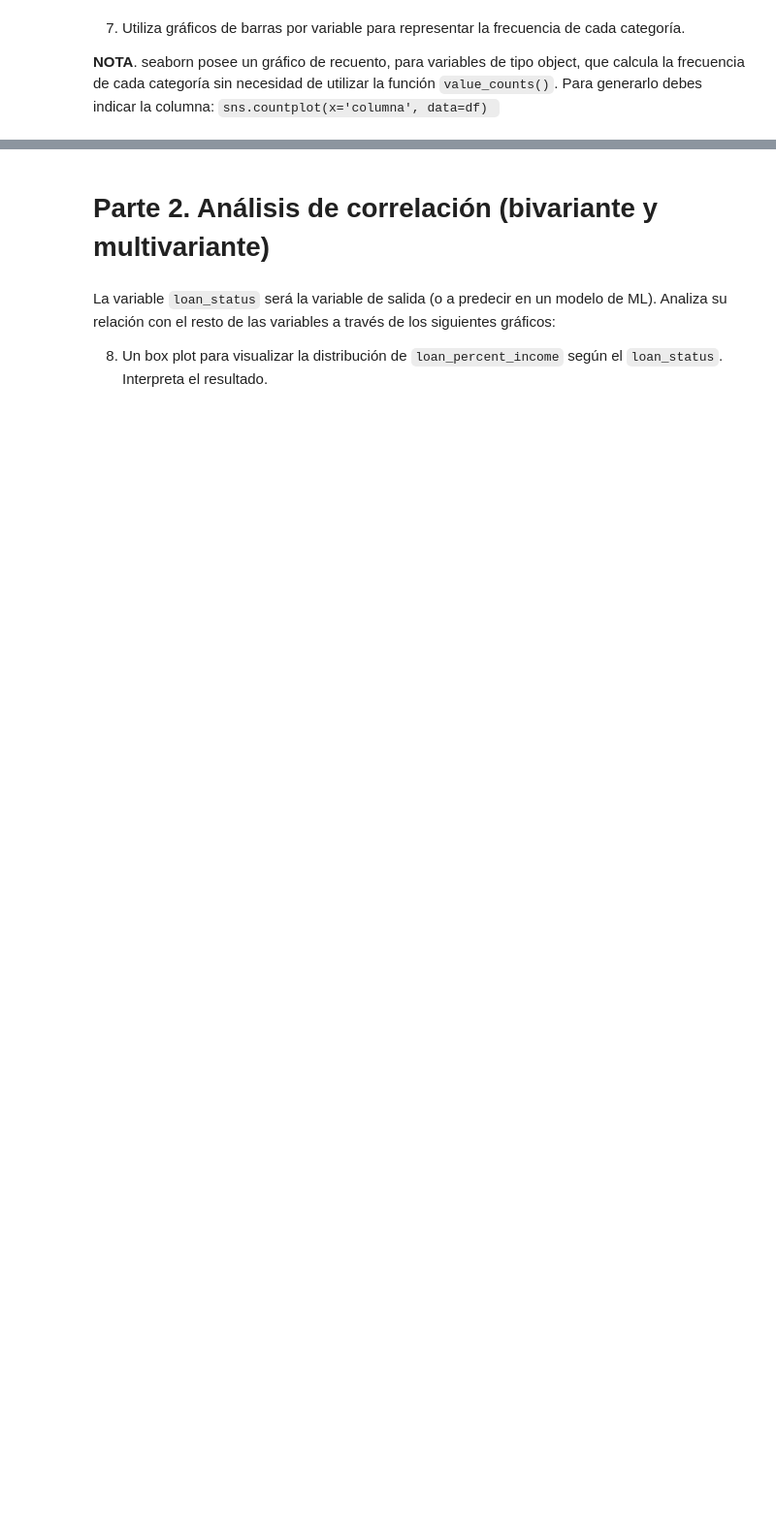
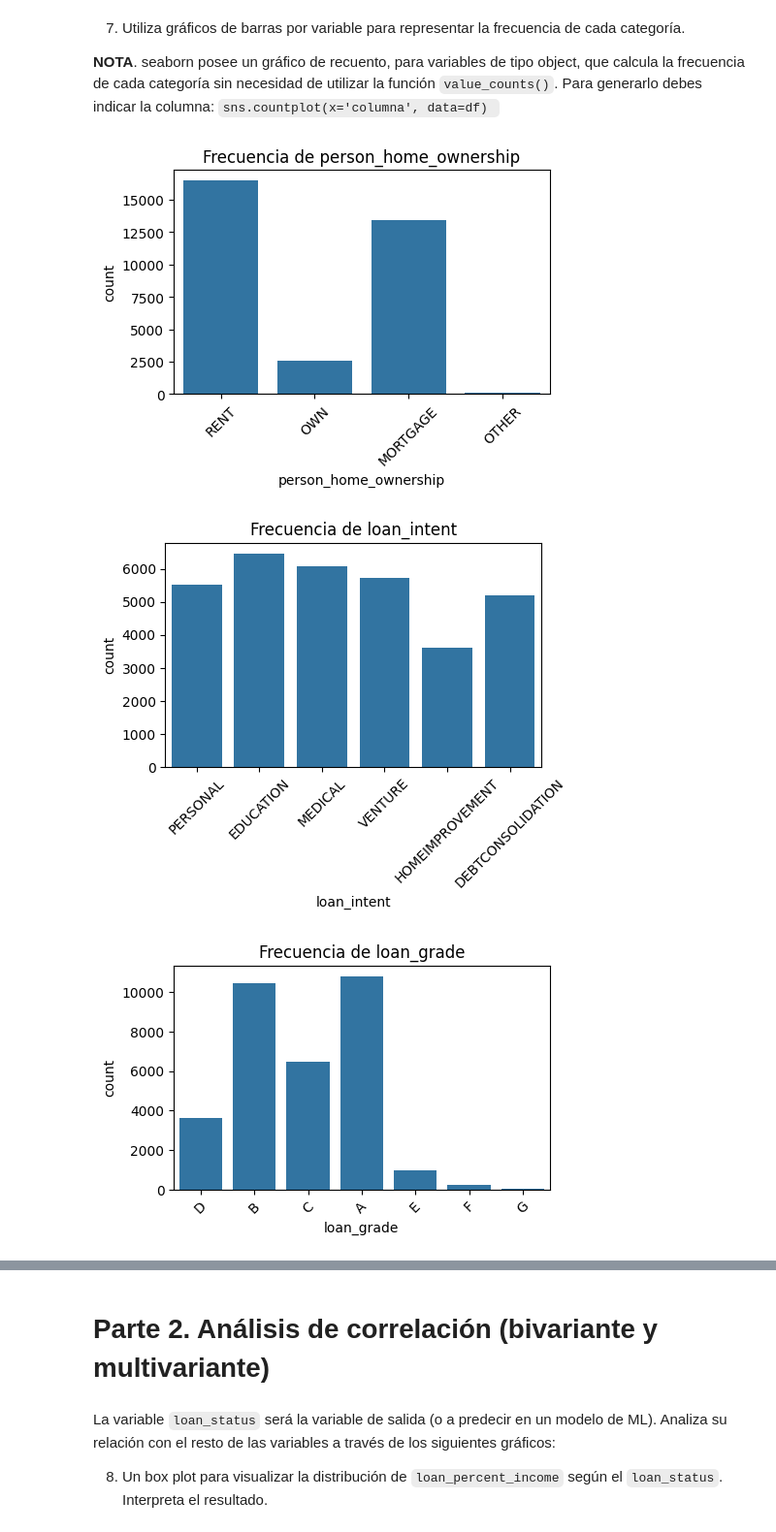
Before and after one commit to LAGRA01251467/Ciencia-de-Datos-A01251467, a Jupyter notebook: Actividad4EDA_A01251467.ipynb, the cells around one changed output, grey strips where cells are left out. Shown at 97% size. Saved outputs shown, nothing was run; the diff lists cells and outputs as text; code cells hidden in the pictures; blank space fills up the shorter version.

```diff
--- a/Actividad4EDA_A01251467.ipynb
+++ b/Actividad4EDA_A01251467.ipynb
@@ -89,3 +214,26 @@ IQR_outliers
 *   Recuentos únicos (número de ocurrencias para cada valor único)
 
 **NOTA**. Un resumen de estas estadísticas, puedes obtenerlas indicando en la función `describe()` que se incluirán sólo las variables de tipo object: `describe(include = 'object')`. Para los recuentos utiliza la función `df['columna'].value_counts()`
+# %%
+text_stats = df.describe(include='object')
+print("Estadísticas descriptivas de variables de texto:\n", text_stats)
+
+text_summary = []
+
+for col in df.select_dtypes(include=['object']).columns:
+    mode_value = df[col].mode()[0]
+
+    cardinality = df[col].nunique()
+
+    value_counts = df[col].value_counts().to_dict()
+    text_summary.append({
+        'Variable': col,
+        'Moda': mode_value,
+        'Cardinalidad': cardinality,
+        'Recuentos únicos': value_counts
+    })
+
+text_summary_df = pd.DataFrame(text_summary)
+
+print("\nResumen de estadísticas de variables de texto:")
+text_summary_df
@@ -93,3 +255,14 @@ IQR_outliers
 7. Utiliza gráficos de barras por variable para representar la frecuencia de cada categoría.
 
 **NOTA**. seaborn posee un gráfico de recuento, para variables de tipo object, que calcula la frecuencia de cada categoría sin necesidad de utilizar la función `value_counts()`. Para generarlo debes indicar la columna: `sns.countplot(x='columna', data=df) `
+# %%
+for col in df.select_dtypes(include=['object']).columns:
+    plt.figure(figsize=(5, 3))
+    sns.countplot(x=col, data=df)
+    plt.title(f'Frecuencia de {col}')
+    plt.xticks(rotation=45)
+    plt.show()
+# %% [output]
+[figure, added]
+[figure, added]
+[figure, added]
```
Also changed, not shown: parts of 11 cells of this notebook.
